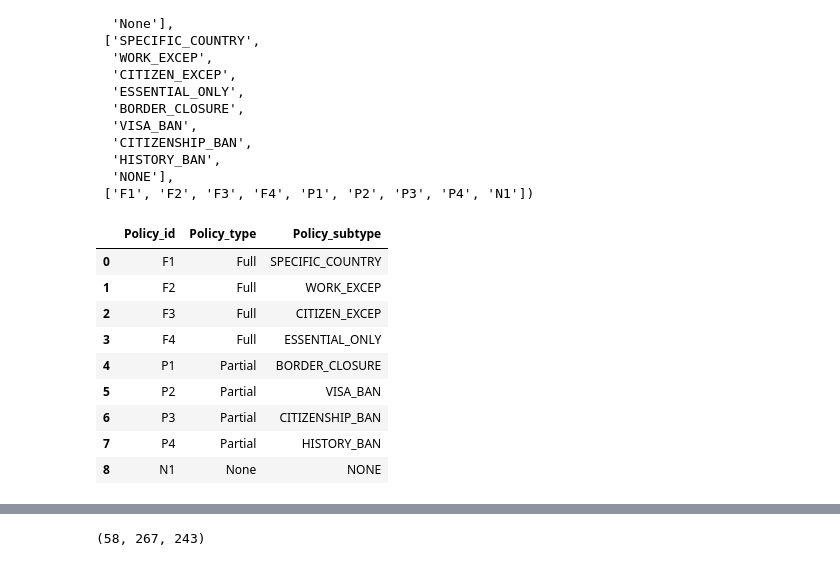
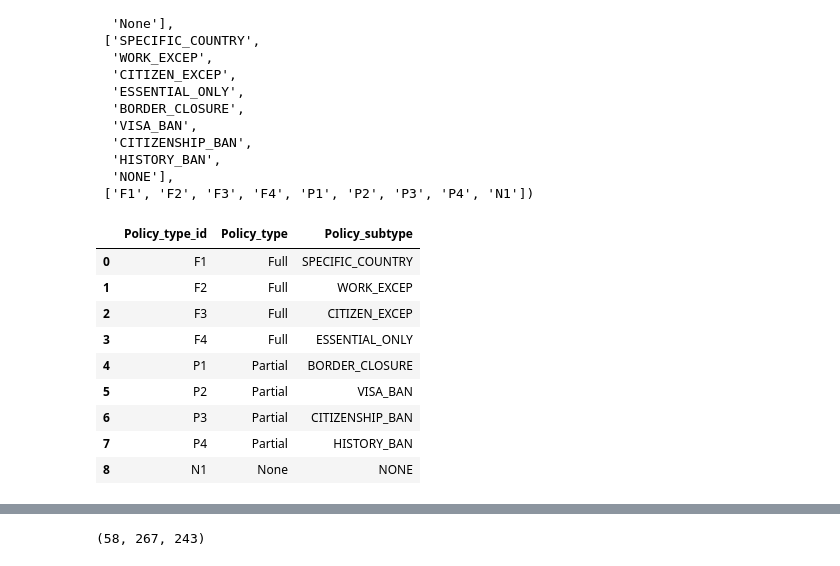
Before and after one commit to sarahDH615/ETL-project, a Jupyter notebook: data/policy_clean.ipynb, the cells around one changed output, grey strips where cells are left out. Saved outputs shown, nothing was run; the diff lists cells and outputs as text; code cells hidden in the pictures.

```diff
--- a/data/policy_clean.ipynb
+++ b/data/policy_clean.ipynb
@@ -236,9 +232,9 @@ Index(['Country', 'Country_id', 'Policy_type', 'Policy_subtype',
       dtype='object')
 # %%
 # separating out only rows where a complete ban was in effect, saving only cols that apply
-full_closures_df = last_date_df[last_date_df['Policy_type'] == 'COMPLETE'][['Country', 'Country_id', 'Policy_type', 'Policy_subtype',
+full_closures_df = last_date_df[last_date_df['Policy_type'] == 'COMPLETE'][['Policy_id', 'Country', 'Country_id', 'Policy_type', 'Policy_subtype',
                                                                             'Policy_start_date', 'Citizen_exceptions', 'Citizen_exceptions_info',
-                                                                            'Country_exceptions',        'Country_exceptions_info', 'Work_exceptions']]
+                                                                            'Country_exceptions','Country_exceptions_info', 'Work_exceptions']]
 full_closures_df.reset_index(inplace=True, drop=True)
 full_closures_df.head()
 # %% [output]
@@ -251,6 +247,6 @@ full_closures_df.head()
 # %%
 # separating out only rows where a partial ban was in effect, saving only cols that apply
-partial_closures_df = last_date_df[last_date_df['Policy_type'] == 'PARTIAL'][['Country', 'Country_id', 'Policy_type', 'Policy_subtype',
+partial_closures_df = last_date_df[last_date_df['Policy_type'] == 'PARTIAL'][['Policy_id', 'Country', 'Country_id', 'Policy_type', 'Policy_subtype',
        'Policy_start_date', 'Air_ban', 'Air_ban_type', 'Air_ban_info',
        'Land_ban', 'Land_ban_type', 'Land_ban_info', 'Sea_ban', 'Sea_ban_type',
        'Sea_ban_info', 'Citizen_ban', 'Citizen_ban_info', 'Travel_history_ban',
@@ -268,6 +264,6 @@ partial_closures_df.head()
 # %%
 # separating out only rows where no ban was in effect, saving only cols that apply
-no_closures_df = last_date_df[last_date_df['Policy_type'] == 'NOPOLICYIMPLEMENTED'][['Country', 'Country_id', 'Policy_type', 'Policy_subtype']]
+no_closures_df = last_date_df[last_date_df['Policy_type'] == 'NOPOLICYIMPLEMENTED'][['Policy_id', 'Country', 'Country_id', 'Policy_type', 'Policy_subtype']]
 no_closures_df.reset_index(inplace=True, drop=True)
 no_closures_df.head(10)
 # %% [output]
@@ -290,20 +286,20 @@ len(full_closures_df), len(partial_closures_df), len(no_closures_df)
 # lists of policy types, subtypes and ids
 full_policy_subtypes_list = [x for x in full_closures_df['Policy_subtype'].unique()]
 full_policy_types_list = ['Full' for x in full_closures_df['Policy_subtype'].unique()]
-full_policy_ids_list = [f'F{x}' for x in range(1, len(full_policy_types_list)+1)]
+full_policy_type_ids_list = [f'F{x}' for x in range(1, len(full_policy_types_list)+1)]
 
 partial_policy_subtypes_list = [x for x in partial_closures_df['Policy_subtype'].unique()]
 partial_policy_types_list = ['Partial' for x in partial_closures_df['Policy_subtype'].unique()]
-partial_policy_ids_list = [f'P{x}' for x in range(1, len(partial_policy_types_list)+1)]
+partial_policy_type_ids_list = [f'P{x}' for x in range(1, len(partial_policy_types_list)+1)]
 
 no_policy_subtypes_list = [x for x in no_closures_df['Policy_subtype'].unique()]
 no_policy_types_list = ['None' for x in no_closures_df['Policy_subtype'].unique()]
-no_policy_ids_list = [f'N{x}' for x in range(1, len(no_policy_types_list)+1)]
+no_policy_type_ids_list = [f'N{x}' for x in range(1, len(no_policy_types_list)+1)]
 
 all_policy_subtypes_list = full_policy_subtypes_list + partial_policy_subtypes_list + no_policy_subtypes_list
 all_policy_types_list = full_policy_types_list + partial_policy_types_list + no_policy_types_list
-policy_id_list = full_policy_ids_list + partial_policy_ids_list + no_policy_ids_list
-all_policy_types_list, all_policy_subtypes_list, policy_id_list
+policy_type_id_list = full_policy_type_ids_list + partial_policy_type_ids_list + no_policy_type_ids_list
+all_policy_types_list, all_policy_subtypes_list, policy_type_id_list
 # %% [output]
 (['Full',
   'Full',
@@ -327,11 +323,11 @@ all_policy_types_list, all_policy_subtypes_list, policy_id_list
 # %%
 # creation of policy table
 # creating df out of lists
 policy_types_df = pd.DataFrame({
-    'Policy_id': policy_id_list, 'Policy_type': all_policy_types_list, 'Policy_subtype': all_policy_subtypes_list})
+    'Policy_type_id': policy_type_id_list, 'Policy_type': all_policy_types_list, 'Policy_subtype': all_policy_subtypes_list})
 policy_types_df
 # %% [output]
-|  | Policy_id | Policy_type | Policy_subtype |
+|  | Policy_type_id | Policy_type | Policy_subtype |
 | 0 | F1 | Full | SPECIFIC_COUNTRY |
 | 1 | F2 | Full | WORK_EXCEP |
 | 2 | F3 | Full | CITIZEN_EXCEP |
```
Also changed, not shown: parts of 18 cells of this notebook.
